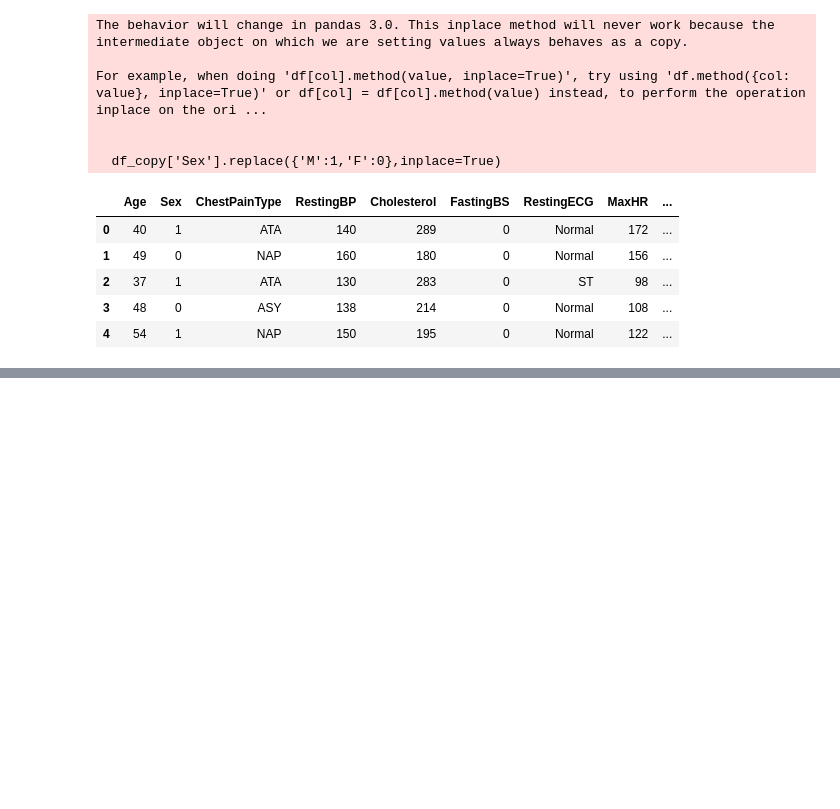
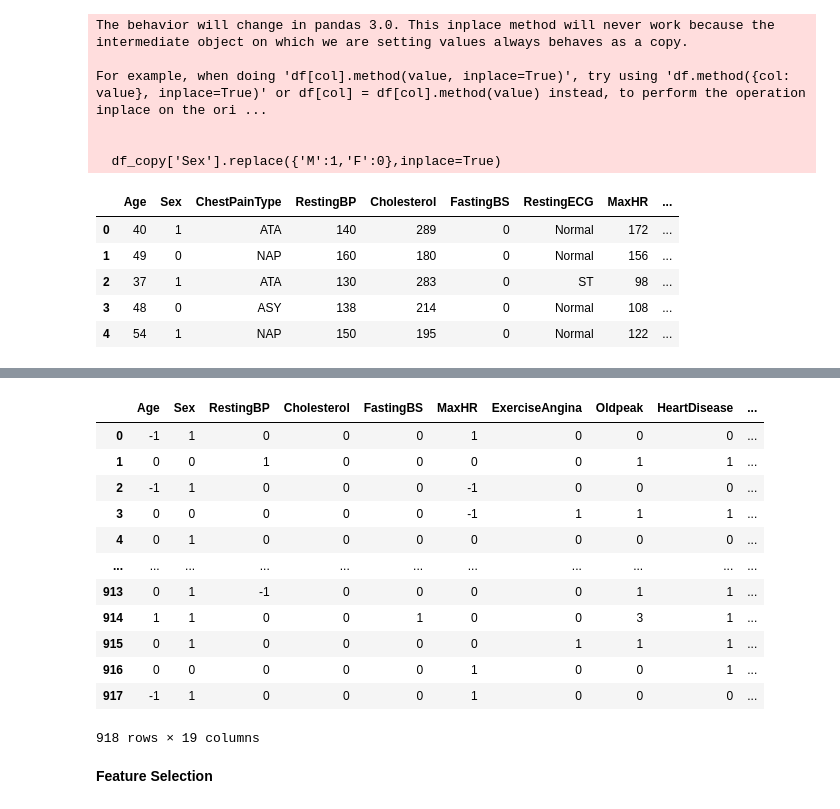
Before and after one commit to jillasrivardhan/DataAnalysis, a Jupyter notebook: Heart-Disease-Analysis/HeartDisease.ipynb, the cells around one changed output, grey strips where cells are left out. Drawn from its saved outputs; the diff is of its cells as text; code cells hidden in the pictures; blank space fills up the shorter version.

Commit message:
updated heart disease file

```diff
--- a/Heart-Disease-Analysis/HeartDisease.ipynb
+++ b/Heart-Disease-Analysis/HeartDisease.ipynb
@@ -226,3 +233,7 @@ df_copy.head()
 | 2 | 37 | 1 | ATA | 130 | 283 | 0 | ST | 98 | ... |
 | 3 | 48 | 0 | ASY | 138 | 214 | 0 | Normal | 108 | ... |
 | 4 | 54 | 1 | NAP | 150 | 195 | 0 | Normal | 122 | ... |
+# %%
+cols = ['Age','RestingBP','Cholesterol','MaxHR']
+ss = StandardScaler()
+df_copy[cols] = ss.fit_transform(df_copy[cols])
@@ -228,0 +253,2 @@ df_copy.head()
+# %%
+df_copy['ExerciseAngina'] = df_copy['ExerciseAngina'].map({'Y':1,'N':0})
@@ -228,0 +259,4 @@ df_copy.head()
+# %%
+cat_cols = ['ChestPainType','RestingECG','ST_Slope']
+for col in cat_cols:
+  df_copy = pd.concat([df_copy,pd.get_dummies(df[col],prefix=col)],axis=1)
@@ -228,0 +273,20 @@ df_copy.head()
+# %%
+df_copy.drop(cat_cols,axis=1,inplace=True)
+# %%
+df_copy.astype(int)
+# %% [output]
+|  | Age | Sex | RestingBP | Cholesterol | FastingBS | MaxHR | ExerciseAngina | Oldpeak | HeartDisease | ... |
+| 0 | -1 | 1 | 0 | 0 | 0 | 1 | 0 | 0 | 0 | ... |
+| 1 | 0 | 0 | 1 | 0 | 0 | 0 | 0 | 1 | 1 | ... |
+| 2 | -1 | 1 | 0 | 0 | 0 | -1 | 0 | 0 | 0 | ... |
+| 3 | 0 | 0 | 0 | 0 | 0 | -1 | 1 | 1 | 1 | ... |
+| 4 | 0 | 1 | 0 | 0 | 0 | 0 | 0 | 0 | 0 | ... |
+| ... | ... | ... | ... | ... | ... | ... | ... | ... | ... | ... |
+| 913 | 0 | 1 | -1 | 0 | 0 | 0 | 0 | 1 | 1 | ... |
+| 914 | 1 | 1 | 0 | 0 | 1 | 0 | 0 | 3 | 1 | ... |
+| 915 | 0 | 1 | 0 | 0 | 0 | 0 | 1 | 1 | 1 | ... |
+| 916 | 0 | 0 | 0 | 0 | 0 | 1 | 0 | 0 | 1 | ... |
+| 917 | -1 | 1 | 0 | 0 | 0 | 1 | 0 | 0 | 0 | ... |
+918 rows × 19 columns
+# %% [markdown]
+**Feature Selection**
```
Also changed, not shown: parts of 21 cells of this notebook, 2 other files.
